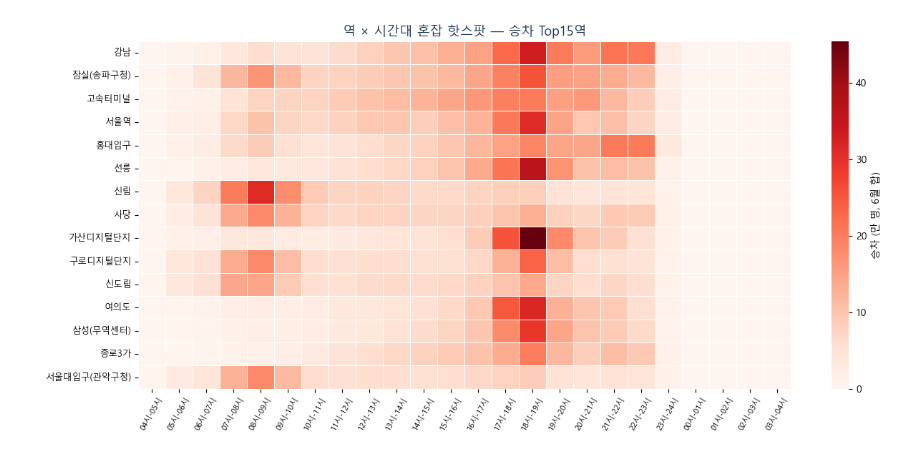
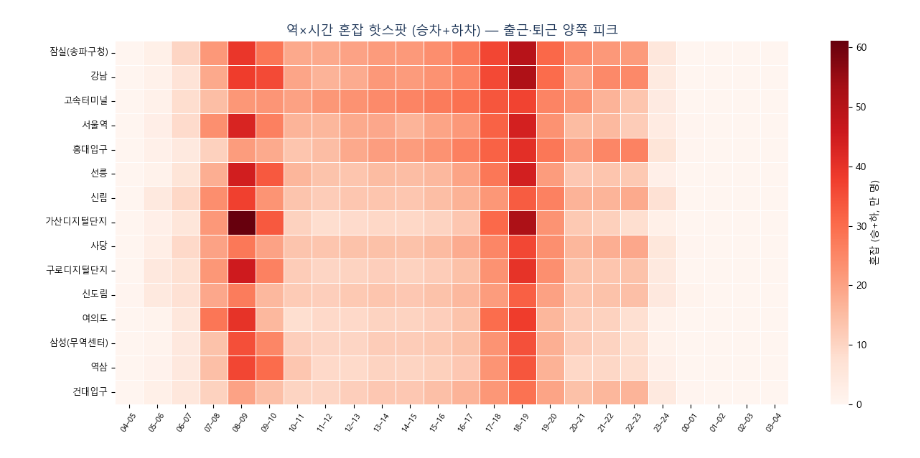
Before and after one commit to yw8837/yearsubway_11team, a Jupyter notebook: notebooks/04_심화분석.ipynb, the cells around one changed output. Cells and saved outputs as stored; diff of their text form; code cells hidden in the pictures.

```diff
--- a/notebooks/04_심화분석.ipynb
+++ b/notebooks/04_심화분석.ipynb
@@ -62,18 +47,14 @@ print(f"전체 {len(st)}역 → 서울 소재 {len(seoul)}역 (경기·인천
 # %%
 ju = pd.read_excel(f"{EXT_DIR}/서울특별시_자치구별 연령별 주간 야간 인구_20201231.xlsx", header=1)
-ju['행정구역별'] = ju['행정구역별'].ffill()
-gu = ju[(ju['성별']=='계') & (ju['연령별']=='합계') & (ju['행정구역별']!='서울특별시')].copy()
-gu['자치구'] = gu['행정구역별'].str.replace('　','',regex=False).str.strip()
+ju['행정구역별']=ju['행정구역별'].ffill()
+gu = ju[(ju['성별']=='계')&(ju['연령별']=='합계')&(ju['행정구역별']!='서울특별시')].copy()
+gu['자치구']=gu['행정구역별'].str.replace('　','',regex=False).str.strip()
 gu_idx = gu.set_index('자치구')['주간 인구 지수']
-
 am_on  = [c for c in on_cols  if c.startswith(('07시','08시'))]
 am_off = [c for c in off_cols if c.startswith(('07시','08시'))]
-seoul['아침승차'] = seoul[am_on].sum(axis=1)
-seoul['아침하차'] = seoul[am_off].sum(axis=1)
-seoul['아침승차비율'] = seoul['아침승차'] / (seoul['아침승차'] + seoul['아침하차'])
+seoul['아침승차비율'] = seoul[am_on].sum(axis=1)/(seoul[am_on].sum(axis=1)+seoul[am_off].sum(axis=1))
 seoul['주간인구지수'] = seoul['자치구'].map(gu_idx)
-
-v = seoul[(seoul['아침승차']+seoul['아침하차']) > 10000].dropna(subset=['주간인구지수'])
-corr = v['주간인구지수'].corr(v['아침승차비율'])
-print(f"분석역 {len(v)}개 | 주간인구지수 ↔ 아침승차비율 상관 = {corr:.3f}")
+seoul['유형'] = np.where(seoul['아침승차비율']<0.4,'업무지구',np.where(seoul['아침승차비율']>0.6,'베드타운','혼합'))
+v = seoul[(seoul[am_on].sum(axis=1)+seoul[am_off].sum(axis=1))>10000].dropna(subset=['주간인구지수'])
+print(f"분석역 {len(v)} | 주간인구지수 ↔ 아침승차비율 상관 = {v['주간인구지수'].corr(v['아침승차비율']):.3f}")
 # %% [output]
@@ -99,0 +82,11 @@ ax.legend(); ax.grid(alpha=.3); plt.tight_layout(); plt.show()
+# %%
+slot_sum = pd.DataFrame({slots[i]: seoul[on_cols[i]].values + seoul[off_cols[i]].values
+                         for i in range(len(slots))}, index=seoul['지하철역'].values)
+seoul['총혼잡'] = slot_sum.sum(axis=1).values
+# 혼잡 규모 Top10 (승하차 합)
+top10 = seoul.nlargest(10,'총혼잡')[['지하철역','자치구','유형','총혼잡']].iloc[::-1]
+fig, ax = plt.subplots(figsize=(9,5))
+ax.barh(top10['지하철역'], top10['총혼잡']/1e4, color=NAVY)
+for i,vv in enumerate(top10['총혼잡']): ax.text(vv/1e4+1,i,f'{vv/1e4:.0f}만',va='center',fontsize=9,color=NAVY,fontweight='bold')
+ax.set_xlabel('하루 혼잡 인원 (승차+하차, 만 명)'); ax.set_title('혼잡 규모 Top10 역 (승차+하차)',color=NAVY,fontsize=13)
+ax.spines[['top','right']].set_visible(False); ax.margins(x=0.13); plt.tight_layout(); plt.show()
@@ -100,14 +95,11 @@ ax.legend(); ax.grid(alpha=.3); plt.tight_layout(); plt.show()
 # %%
-seoul_total = seoul.set_index('지하철역')[on_cols].sum(axis=1)
-top15 = seoul_total.nlargest(15).index
-mat = seoul.set_index('지하철역').loc[top15][on_cols]
-mat.columns = slots
+# 역×시간 히트맵 (승차+하차)
+top15 = seoul.nlargest(15,'총혼잡')['지하철역']
+mat = slot_sum.loc[top15]; mat.columns=[s.replace('시-','–').replace('시','') for s in slots]
 fig, ax = plt.subplots(figsize=(13,6))
-sns.heatmap(mat/1e4, cmap='Reds', linewidths=.4, linecolor='white',
-            cbar_kws={'label':'승차 (만 명, 6월 합)'}, ax=ax)
-ax.set_title('역 × 시간대 혼잡 핫스팟 — 승차 Top15역', color=NAVY, fontsize=13)
+sns.heatmap(mat/1e4, cmap='Reds', linewidths=.4, linecolor='white', cbar_kws={'label':'혼잡 (승+하, 만 명)'}, ax=ax)
+ax.set_title('역×시간 혼잡 핫스팟 (승차+하차) — 출근·퇴근 양쪽 피크',color=NAVY,fontsize=13)
 ax.set_xlabel(''); ax.set_ylabel('')
-plt.xticks(rotation=60, fontsize=8); plt.yticks(fontsize=9, rotation=0)
-plt.tight_layout(); plt.show()
+plt.xticks(rotation=55,fontsize=8); plt.yticks(rotation=0,fontsize=9); plt.tight_layout(); plt.show()
 # %% [output]
-[figure, old version]
+[figure, new version]
```
Also changed, not shown: parts of 13 cells of this notebook, 1 other file.
